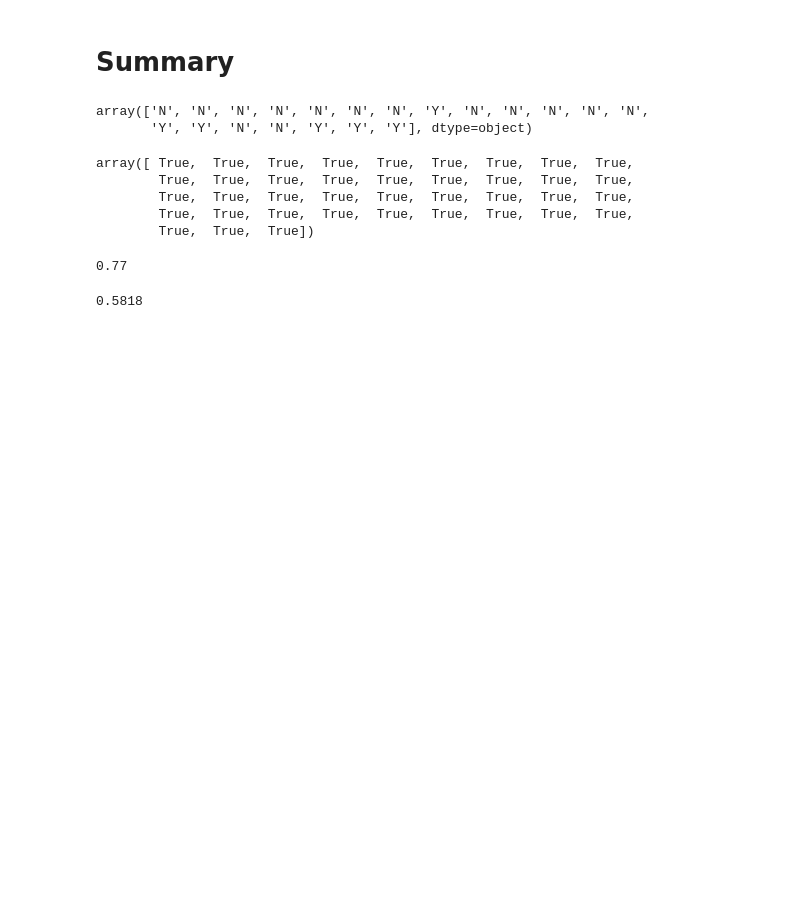
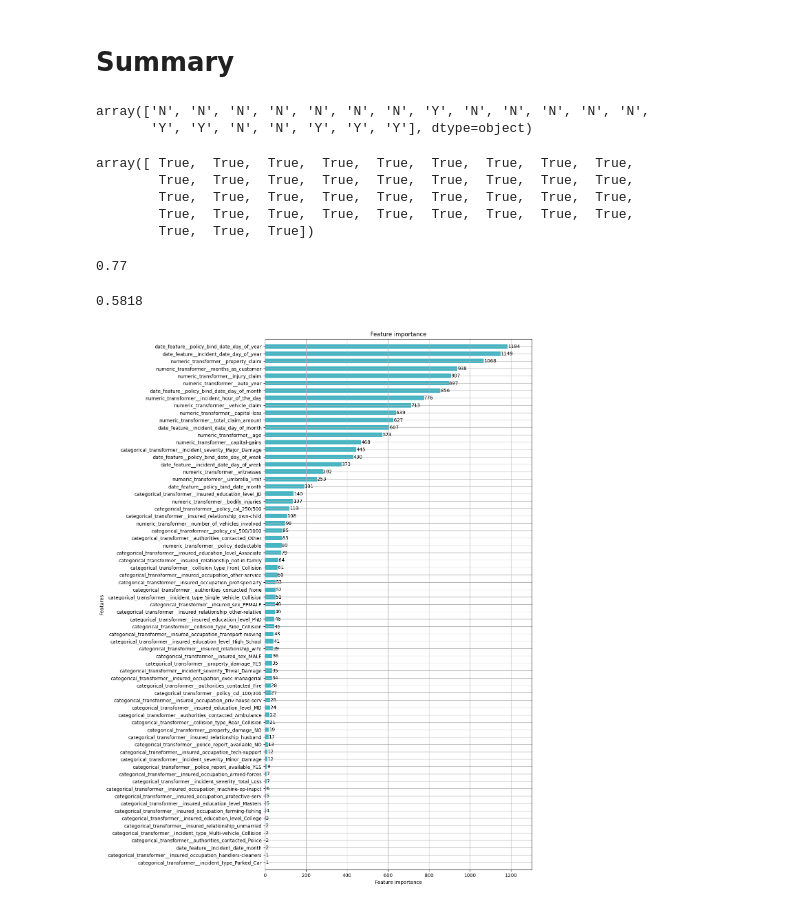
Before and after one commit to nelsoncardenas/sklearn-dataframes-practice, a Jupyter notebook: column_transformer_TP_talk/client_code.ipynb, the cells around one changed output. Drawn from its saved outputs; the diff is of its cells as text; code cells hidden in the pictures; blank space fills up the shorter version.

Commit message:
Update notebook with feature importance

```diff
--- a/column_transformer_TP_talk/client_code.ipynb
+++ b/column_transformer_TP_talk/client_code.ipynb
@@ -334,3 +340,12 @@ from sklearn.metrics import f1_score
 round(f1_score(model.predict(X_test), y_test, pos_label="Y"), 4)
 # %% [output]
 0.5818
+# %%
+ax = lightgbm.plot_importance(
+    model.named_steps["classifier"],
+    height=0.6,
+    figsize=(10, 20),
+    color="#42b5c4",
+)
+# %% [output]
+[figure, added]
```
Also changed, not shown: parts of 9 cells of this notebook, 1 other file.
